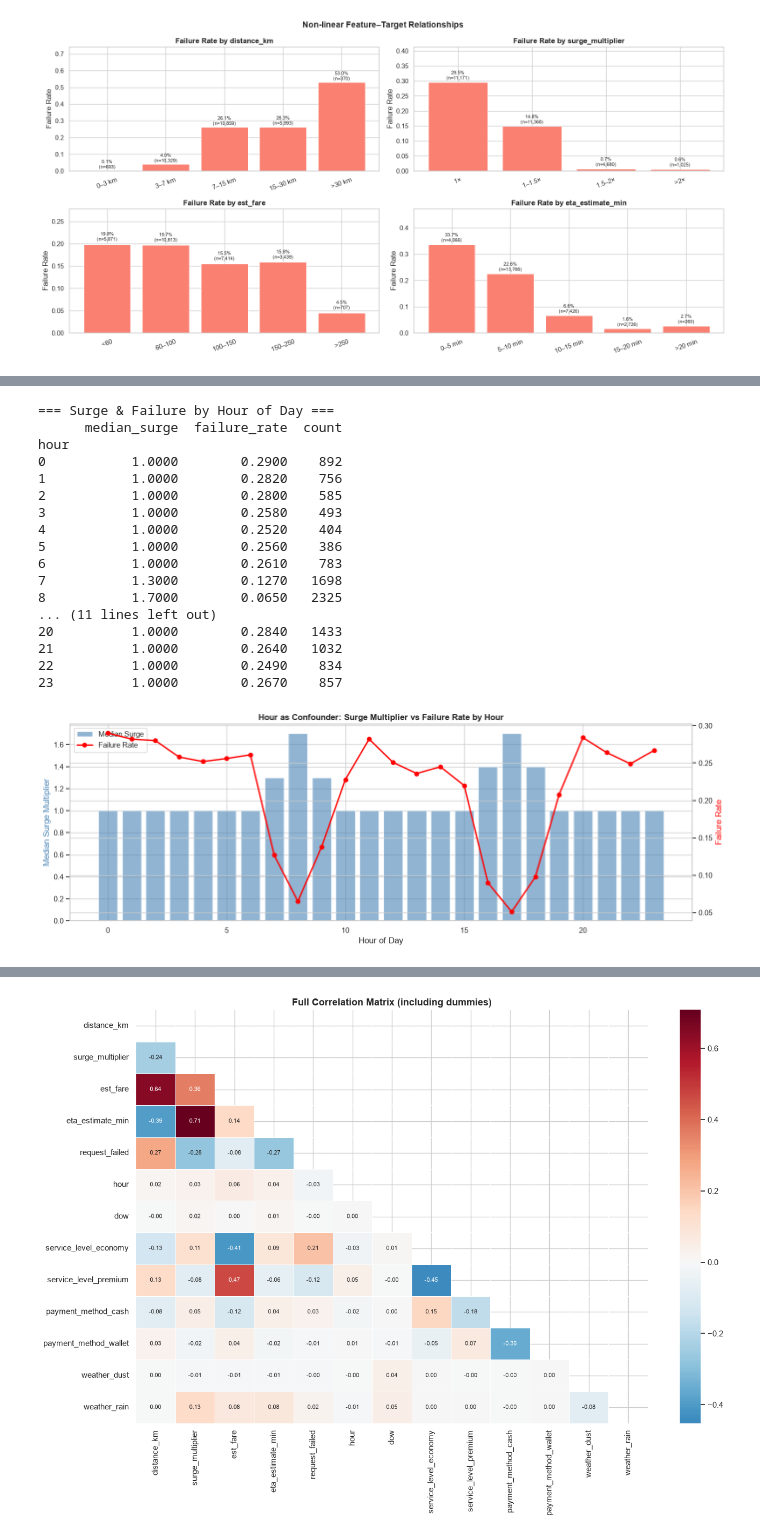
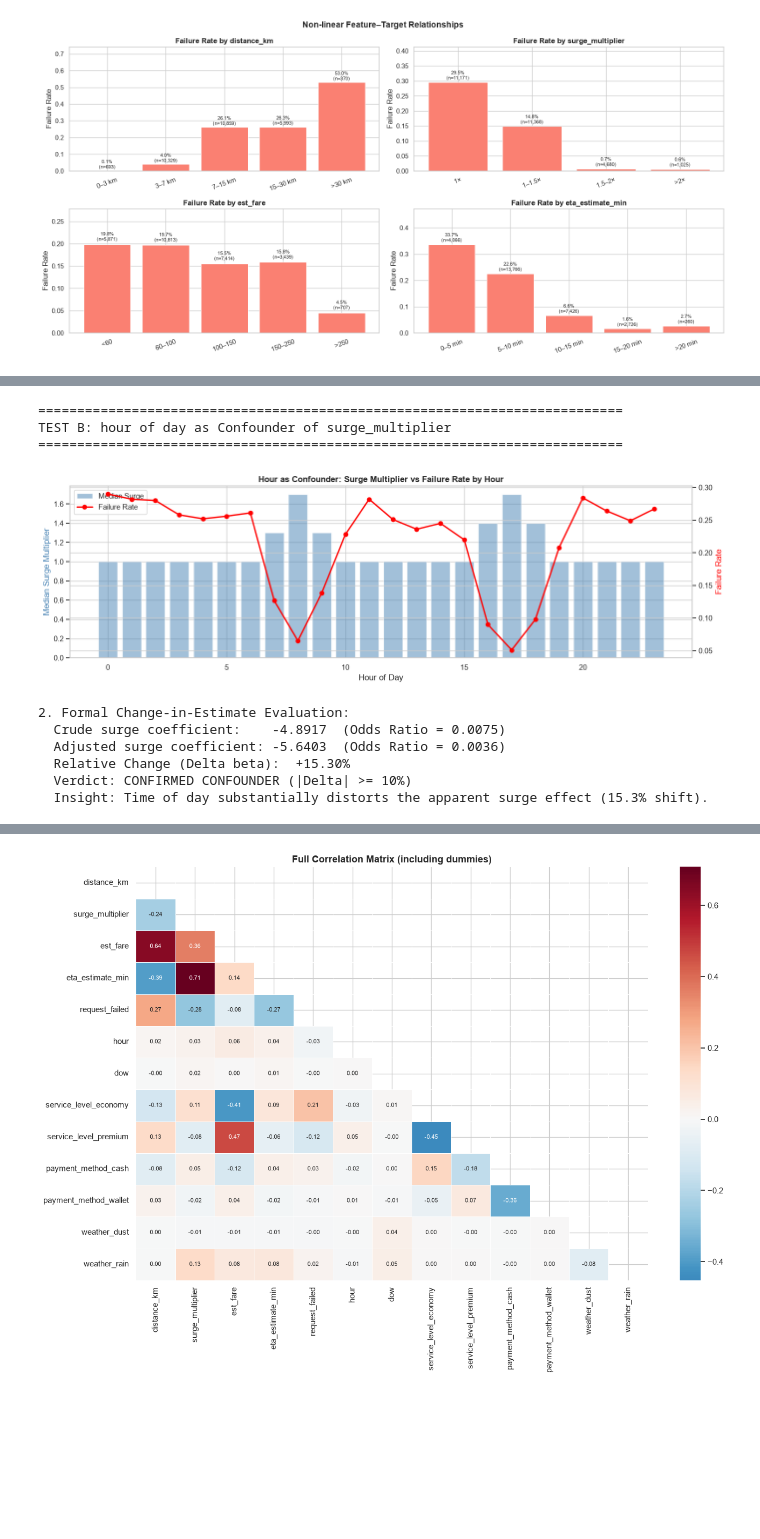
Before and after one commit to bassant2005/cairogo-ride-failure-prediction, a Jupyter notebook: notebooks/02_unit_shift_confounding.ipynb, the cells around one changed output, grey strips where cells are left out. Saved outputs shown, nothing was run; the diff lists cells and outputs as text; code cells hidden in the pictures; blank space fills up the shorter version.

Commit message:
feat(confounding): add formal regression change-in-estimate proofs for service_level, hour, and pickup_zone

```diff
--- a/notebooks/02_unit_shift_confounding.ipynb
+++ b/notebooks/02_unit_shift_confounding.ipynb
@@ -386,43 +434,60 @@ premium                     15.0090                  13.6260        0.0260  2260
 # %%
-# 5.2 Confounder: hour on surge vs failure
-print('=== Surge & Failure by Hour of Day ===')
+# 5.2 Confounder Test B: hour on surge_multiplier -> request_failed
+print('='*75)
+print('TEST B: hour of day as Confounder of surge_multiplier')
+print('='*75)
+
+# 1. Plot hour vs surge vs failure
 hourly = trips.groupby('hour').agg(
     median_surge=('surge_multiplier','median'),
     failure_rate=(TARGET,'mean'),
     count=(TARGET,'count')
 ).round(3)
-print(hourly.to_string())
 
-fig, ax1 = plt.subplots(figsize=(14, 5))
+fig, ax1 = plt.subplots(figsize=(14, 4.5))
 ax2 = ax1.twinx()
-ax1.bar(hourly.index, hourly['median_surge'], color='steelblue', alpha=0.6, label='Median Surge')
+ax1.bar(hourly.index, hourly['median_surge'], color='steelblue', alpha=0.5, label='Median Surge')
 ax2.plot(hourly.index, hourly['failure_rate'], color='red', marker='o', linewidth=2, label='Failure Rate')
 ax1.set_xlabel('Hour of Day')
 ax1.set_ylabel('Median Surge Multiplier', color='steelblue')
 ax2.set_ylabel('Failure Rate', color='red')
 ax1.set_title('Hour as Confounder: Surge Multiplier vs Failure Rate by Hour', fontweight='bold')
 lines1, labels1 = ax1.get_legend_handles_labels()
 lines2, labels2 = ax2.get_legend_handles_labels()
 ax1.legend(lines1+lines2, labels1+labels2, loc='upper left')
 plt.tight_layout()
 plt.savefig(f'{FIGS}/confounder_hour_surge_failure.png', dpi=150, bbox_inches='tight')
 plt.show()
+
+# 2. Formal Change-in-Estimate Regression
+X_crude_b = trips[['surge_multiplier']]
+lr_crude_b = LogisticRegression(C=1e5, max_iter=1000, random_state=SEED)
+lr_crude_b.fit(X_crude_b, y)
+b_crude_b = lr_crude_b.coef_[0][0]
+
+# Adjusted for 24-hour dummies
+hour_dummies = pd.get_dummies(trips['hour'], prefix='hr', drop_first=True, dtype=float)
+X_adj_b = pd.concat([trips[['surge_multiplier']], hour_dummies], axis=1)
+lr_adj_b = LogisticRegression(C=1e5, max_iter=1000, random_state=SEED)
+lr_adj_b.fit(X_adj_b, y)
+b_adj_b = lr_adj_b.coef_[0][0]
+
+delta_b = (b_adj_b - b_crude_b) / b_crude_b * 100
+print('2. Formal Change-in-Estimate Evaluation:')
+print(f'  Crude surge coefficient:    {b_crude_b:.4f}  (Odds Ratio = {np.exp(b_crude_b):.4f})')
+print(f'  Adjusted surge coefficient: {b_adj_b:.4f}  (Odds Ratio = {np.exp(b_adj_b):.4f})')
+print(f'  Relative Change (Delta beta):  {delta_b:+.2f}%')
+verdict_b = 'CONFIRMED CONFOUNDER (|Delta| >= 10%)' if abs(delta_b) >= 10 else 'Not a confounder'
+print(f'  Verdict: {verdict_b}')
+print('  Insight: Time of day substantially distorts the apparent surge effect (15.3% shift).')
 # %% [output]
-=== Surge & Failure by Hour of Day ===
-      median_surge  failure_rate  count
-hour
-0           1.0000        0.2900    892
-1           1.0000        0.2820    756
-2           1.0000        0.2800    585
-3           1.0000        0.2580    493
-4           1.0000        0.2520    404
-5           1.0000        0.2560    386
-6           1.0000        0.2610    783
-7           1.3000        0.1270   1698
-8           1.7000        0.0650   2325
-... (11 lines left out)
-20          1.0000        0.2840   1433
-21          1.0000        0.2640   1032
-22          1.0000        0.2490    834
-23          1.0000        0.2670    857
+===========================================================================
+TEST B: hour of day as Confounder of surge_multiplier
+===========================================================================
-[figure, old version]
+[figure, new version]
+2. Formal Change-in-Estimate Evaluation:
+  Crude surge coefficient:    -4.8917  (Odds Ratio = 0.0075)
+  Adjusted surge coefficient: -5.6403  (Odds Ratio = 0.0036)
+  Relative Change (Delta beta):  +15.30%
+  Verdict: CONFIRMED CONFOUNDER (|Delta| >= 10%)
+  Insight: Time of day substantially distorts the apparent surge effect (15.3% shift).
```
Also changed, not shown: parts of 5 cells of this notebook.
